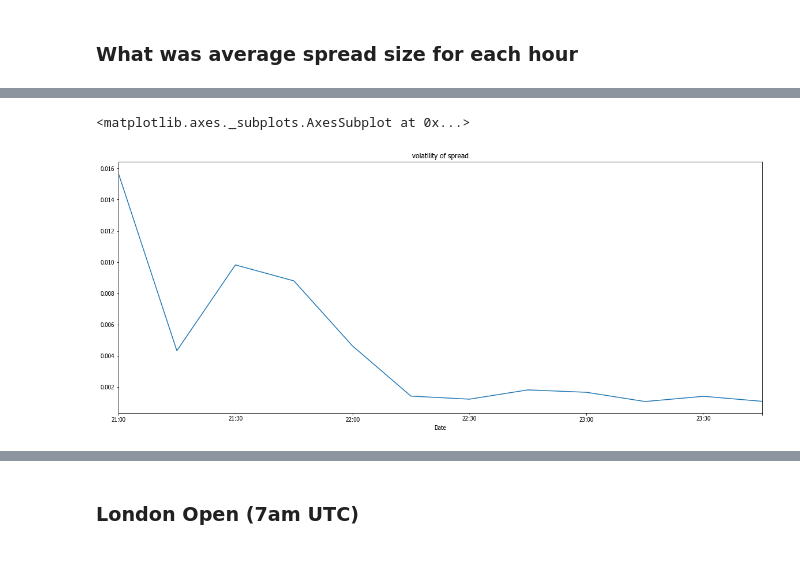
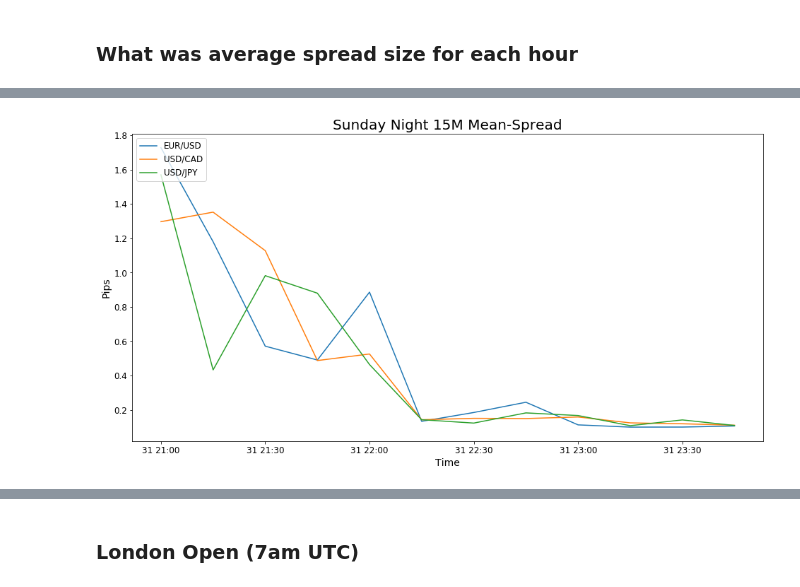
Before and after one commit to jgerardsimcock/robot_wealth, a Jupyter notebook: notebooks/notebooks_python/FX_opening_analysis.ipynb, the cells around one changed output, grey strips where cells are left out. Drawn from its saved outputs; the diff is of its cells as text; code cells hidden in the pictures; blank space fills up the shorter version.

```diff
--- a/notebooks/notebooks_python/FX_opening_analysis.ipynb
+++ b/notebooks/notebooks_python/FX_opening_analysis.ipynb
@@ -58,5 +96,10 @@ sunday_trading.groupby(pd.Grouper(freq='15min')).mean()['spread'].plot('line', t
-# %%
-sunday_trading.groupby(pd.Grouper(freq='15min')).std()['spread'].plot('line', title='volatility of spread', figsize=(20,8))
-# %% [output]
-<matplotlib.axes._subplots.AxesSubplot at 0x...>
-[figure, removed]
+# %%
+for symbol, df in sunday_trading.items():
+    plt.plot(df.groupby(pd.Grouper(freq='15min')).std()['spread_pips'], label = symbol)
+plt.legend(loc = 'upper left')
+plt.title("Sunday Night 15M Mean-Spread", fontsize=20)
+plt.xlabel("Time", fontsize = 14)
+plt.ylabel("Pips", fontsize = 14)
+plt.show()
+# %% [output]
+[figure, added]
```
Also changed, not shown: parts of 41 cells of this notebook.
